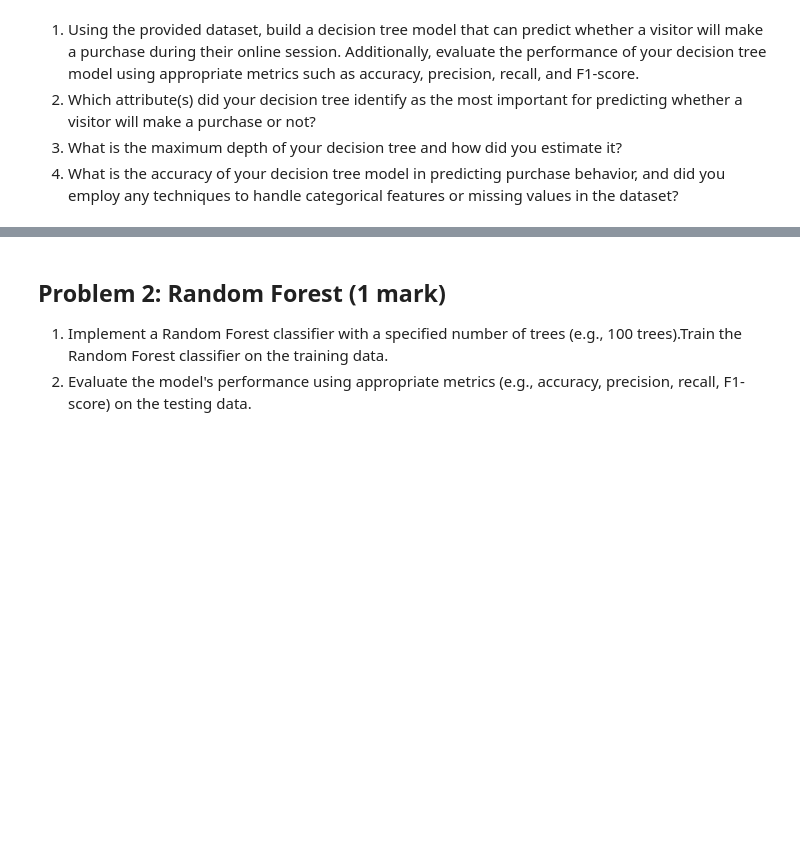
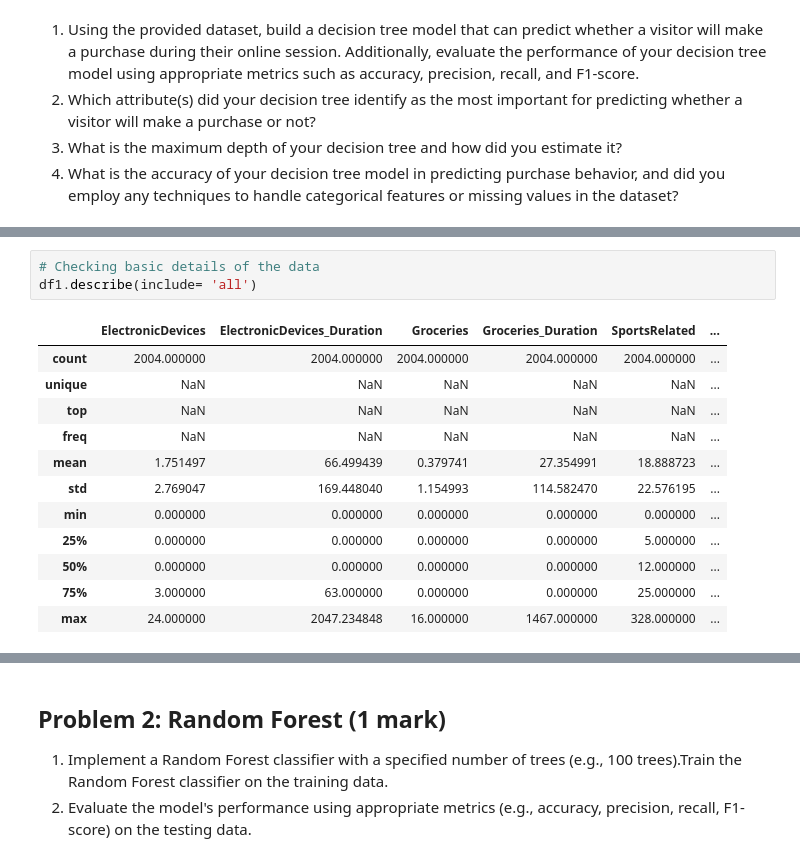
Before and after one commit to narendra974/AIMLOPS_IISC, a Jupyter notebook: Assignment_2.ipynb, the cells around one changed output, grey strips where cells are left out. Cells and saved outputs as stored; diff of their text form; blank space fills up the shorter version.

```diff
--- a/Assignment_2.ipynb
+++ b/Assignment_2.ipynb
@@ -54,0 +178,16 @@ Dataset columns:
+# %%
+# Checking basic details of the data
+df1.describe(include= 'all')
+# %% [output]
+|  | ElectronicDevices | ElectronicDevices_Duration | Groceries | Groceries_Duration | SportsRelated | ... |
+| count | 2004.000000 | 2004.000000 | 2004.000000 | 2004.000000 | 2004.000000 | ... |
+| unique | NaN | NaN | NaN | NaN | NaN | ... |
+| top | NaN | NaN | NaN | NaN | NaN | ... |
+| freq | NaN | NaN | NaN | NaN | NaN | ... |
+| mean | 1.751497 | 66.499439 | 0.379741 | 27.354991 | 18.888723 | ... |
+| std | 2.769047 | 169.448040 | 1.154993 | 114.582470 | 22.576195 | ... |
+| min | 0.000000 | 0.000000 | 0.000000 | 0.000000 | 0.000000 | ... |
+| 25% | 0.000000 | 0.000000 | 0.000000 | 0.000000 | 5.000000 | ... |
+| 50% | 0.000000 | 0.000000 | 0.000000 | 0.000000 | 12.000000 | ... |
+| 75% | 3.000000 | 63.000000 | 0.000000 | 0.000000 | 25.000000 | ... |
+| max | 24.000000 | 2047.234848 | 16.000000 | 1467.000000 | 328.000000 | ... |
```
Also changed, not shown: parts of 21 cells of this notebook.
